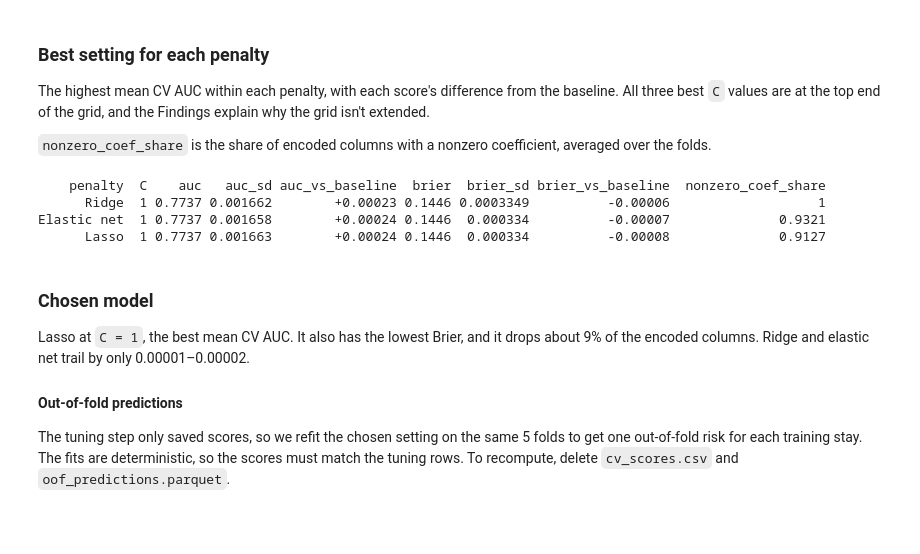
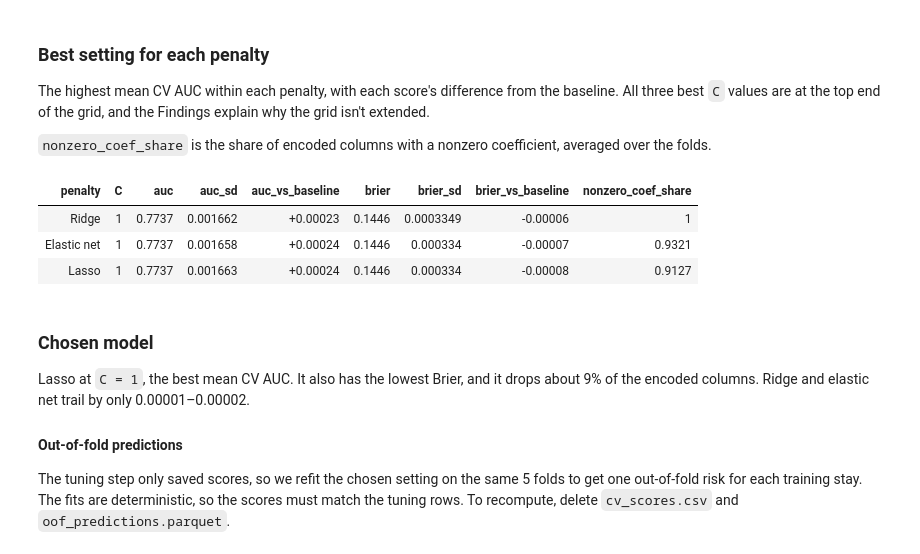
Before and after one commit to iherman10/ese_5420_project, a Jupyter notebook: analysis/penalized_logistic.ipynb, the cells around one changed output. Saved outputs shown, nothing was run; the diff lists cells and outputs as text; code cells hidden in the pictures; blank space fills up the shorter version.

```diff
--- a/analysis/penalized_logistic.ipynb
+++ b/analysis/penalized_logistic.ipynb
@@ -239,28 +239,29 @@ explain why the grid isn't extended.
 averaged over the folds.
 # %%
 best = with_penalty(summary.loc[summary.groupby("l1_ratio")["auc"].idxmax()])
-best["auc_vs_baseline"] = (best["auc"] - baseline_auc).map("{:+.5f}".format)
-best["brier_vs_baseline"] = (best["brier"] - baseline_brier).map("{:+.5f}".format)
+best["auc_vs_baseline"] = best["auc"] - baseline_auc
+best["brier_vs_baseline"] = best["brier"] - baseline_brier
 common.show_scores(
     best[
         [
             "penalty",
             "C",
             "auc",
             "auc_sd",
             "auc_vs_baseline",
             "brier",
             "brier_sd",
             "brier_vs_baseline",
             "nonzero_coef_share",
         ]
-    ]
+    ],
+    highlight=True,
 )
 # %% [output]
-    penalty  C    auc   auc_sd auc_vs_baseline  brier  brier_sd brier_vs_baseline  nonzero_coef_share
-      Ridge  1 0.7737 0.001662        +0.00023 0.1446 0.0003349          -0.00006                   1
-Elastic net  1 0.7737 0.001658        +0.00024 0.1446  0.000334          -0.00007              0.9321
-      Lasso  1 0.7737 0.001663        +0.00024 0.1446  0.000334          -0.00008              0.9127
+| penalty | C | auc | auc_sd | auc_vs_baseline | brier | brier_sd | brier_vs_baseline | nonzero_coef_share |
+| Ridge | 1 | 0.7737 | 0.001662 | +0.00023 | 0.1446 | 0.0003349 | -0.00006 | 1 |
+| Elastic net | 1 | 0.7737 | 0.001658 | +0.00024 | 0.1446 | 0.000334 | -0.00007 | 0.9321 |
+| Lasso | 1 | 0.7737 | 0.001663 | +0.00024 | 0.1446 | 0.000334 | -0.00008 | 0.9127 |
 # %% [markdown]
 ### Chosen model
 
```
Also changed, not shown: parts of 1 cell of this notebook, 10 other files.
